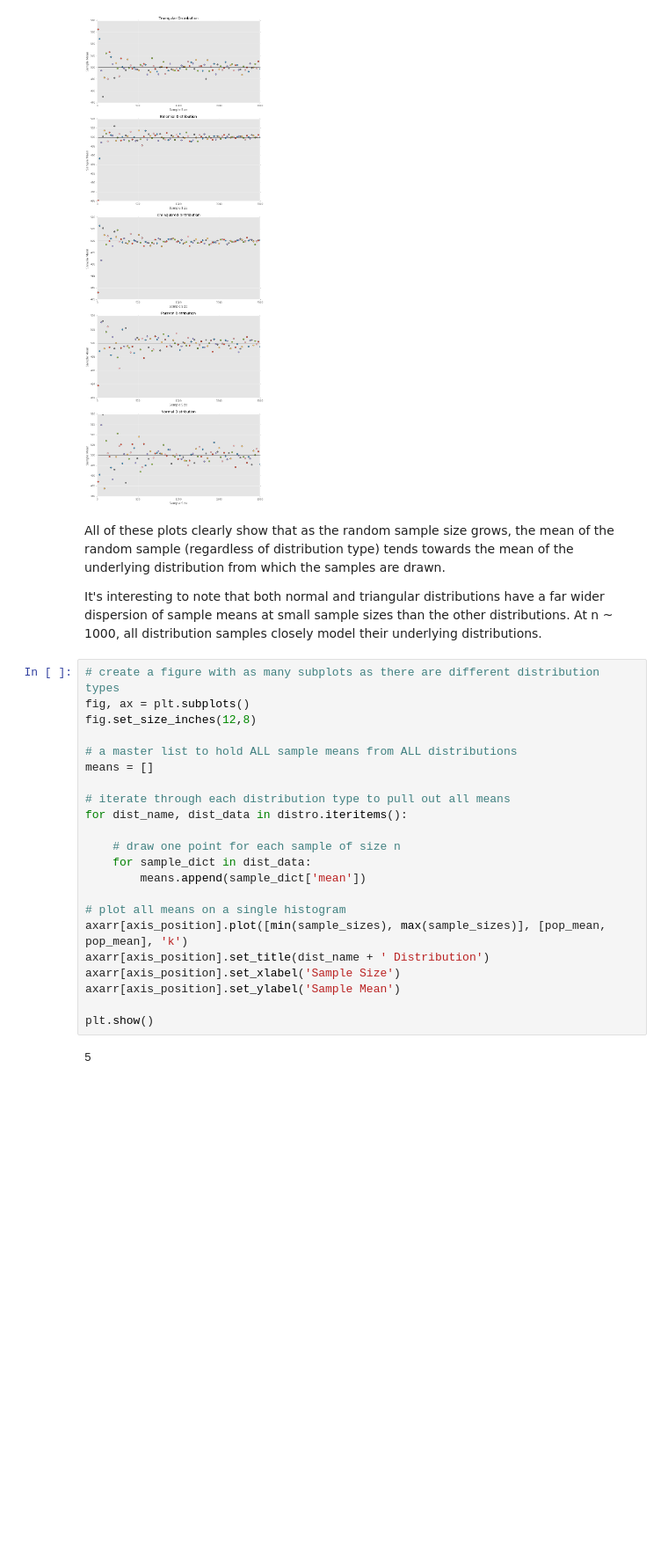
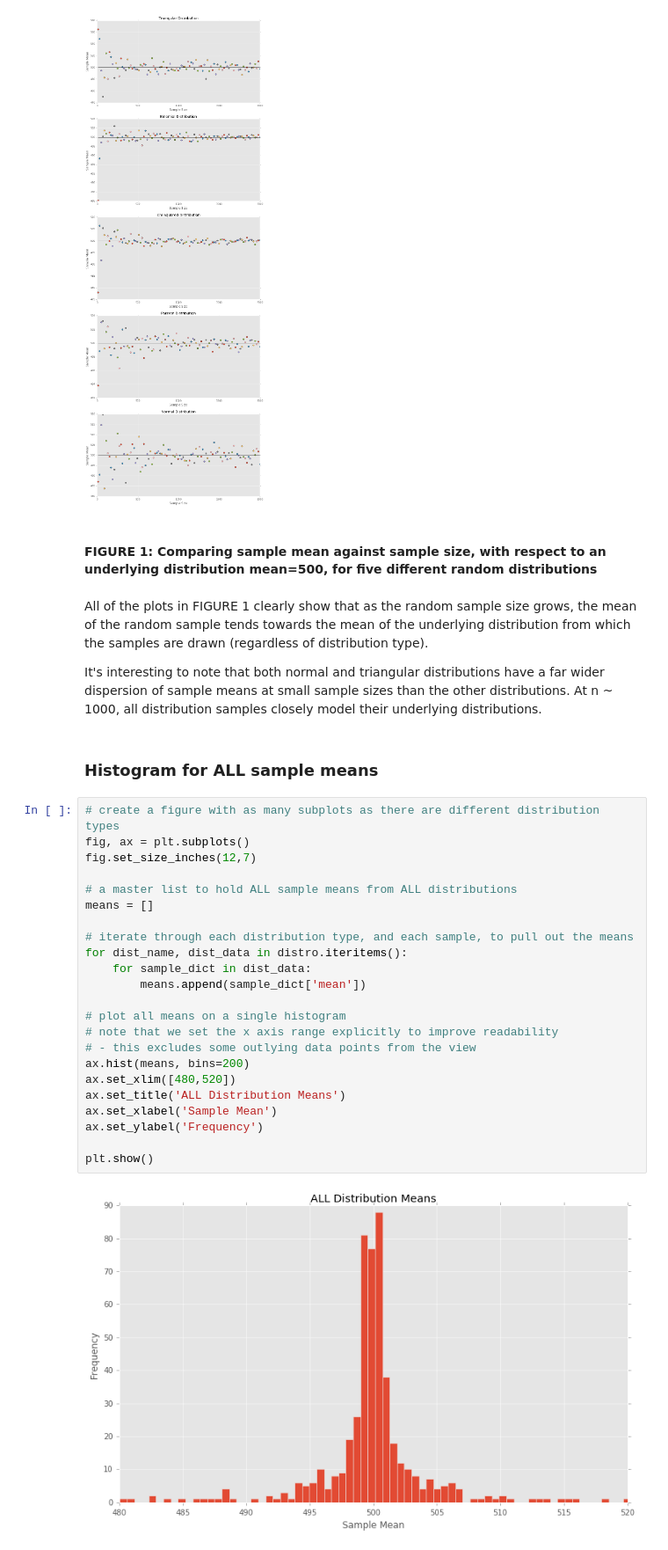
Before and after one commit to ian-wright/NYUclass-urban-informatics, a Jupyter notebook: HW3_iw453/hw3_assign1.ipynb, the cells around one changed output. Shown: that part at 88% size. Saved outputs shown, nothing was run; the diff lists cells and outputs as text; blank space fills up the shorter version.

```diff
--- a/HW3_iw453/hw3_assign1.ipynb
+++ b/HW3_iw453/hw3_assign1.ipynb
@@ -86,31 +90,36 @@ for dist_name, dist_data in distro.iteritems():
 plt.show()
 # %% [output]
 [figure]
+# %% [markdown]
+#### FIGURE 1: Comparing sample mean against sample size, with respect to an underlying distribution mean=500, for five different random distributions
 # %% [markdown]
-All of these plots clearly show that as the random sample size grows, the mean of the random sample (regardless of distribution type) tends towards the mean of the underlying distribution from which the samples are drawn.
+All of the plots in FIGURE 1 clearly show that as the random sample size grows, the mean of the random sample tends towards the mean of the underlying distribution from which the samples are drawn (regardless of distribution type).
 
 It's interesting to note that both normal and triangular distributions have a far wider dispersion of sample means at small sample sizes than the other distributions. At n ~ 1000, all distribution samples closely model their underlying distributions.
+# %% [markdown]
+### Histogram for ALL sample means
 # %%
 # create a figure with as many subplots as there are different distribution types
 fig, ax = plt.subplots()
-fig.set_size_inches(12,8)
+fig.set_size_inches(12,7)
 
 # a master list to hold ALL sample means from ALL distributions
 means = []
 
-# iterate through each distribution type to pull out all means
+# iterate through each distribution type, and each sample, to pull out the means
 for dist_name, dist_data in distro.iteritems():
-
-    # draw one point for each sample of size n
     for sample_dict in dist_data:
         means.append(sample_dict['mean'])
 
 # plot all means on a single histogram
-axarr[axis_position].plot([min(sample_sizes), max(sample_sizes)], [pop_mean, pop_mean], 'k')
-axarr[axis_position].set_title(dist_name + ' Distribution')
-axarr[axis_position].set_xlabel('Sample Size')
-axarr[axis_position].set_ylabel('Sample Mean')
+# note that we set the x axis range explicitly to improve readability
+# - this excludes some outlying data points from the view
+ax.hist(means, bins=200)
+ax.set_xlim([480,520])
+ax.set_title('ALL Distribution Means')
+ax.set_xlabel('Sample Mean')
+ax.set_ylabel('Frequency')
 
 plt.show()
 # %% [output]
-5
+[figure, added]
```
Also changed, not shown: parts of 8 cells of this notebook.
